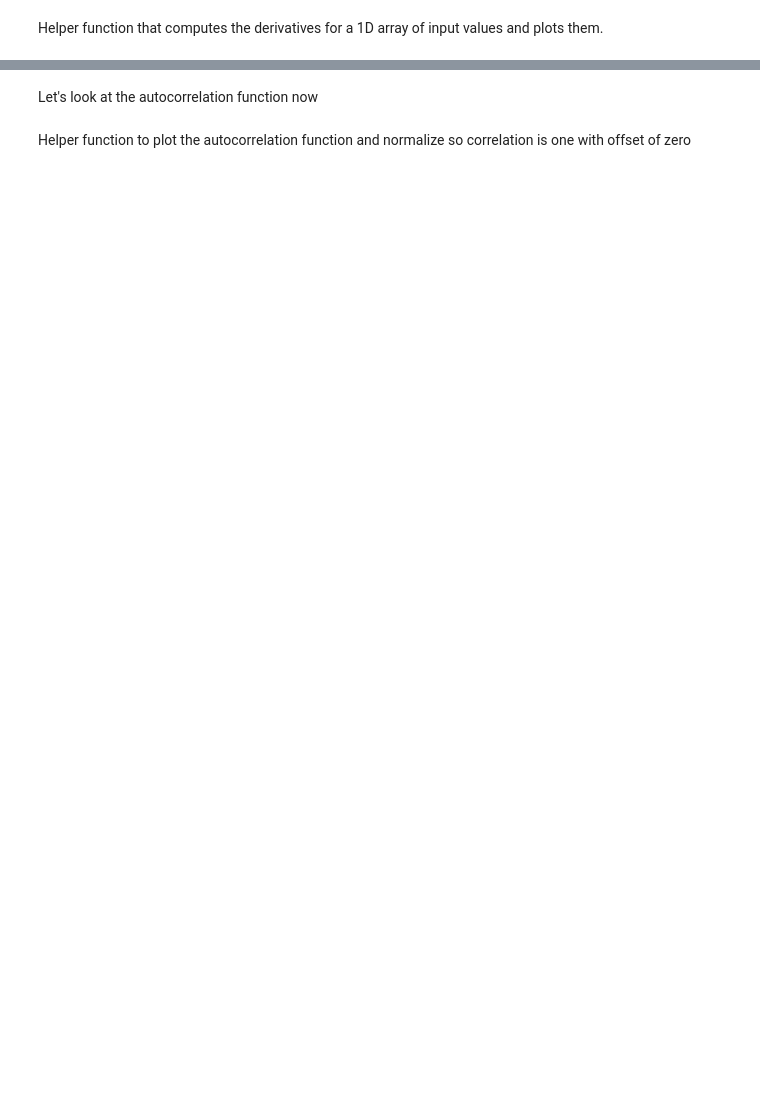
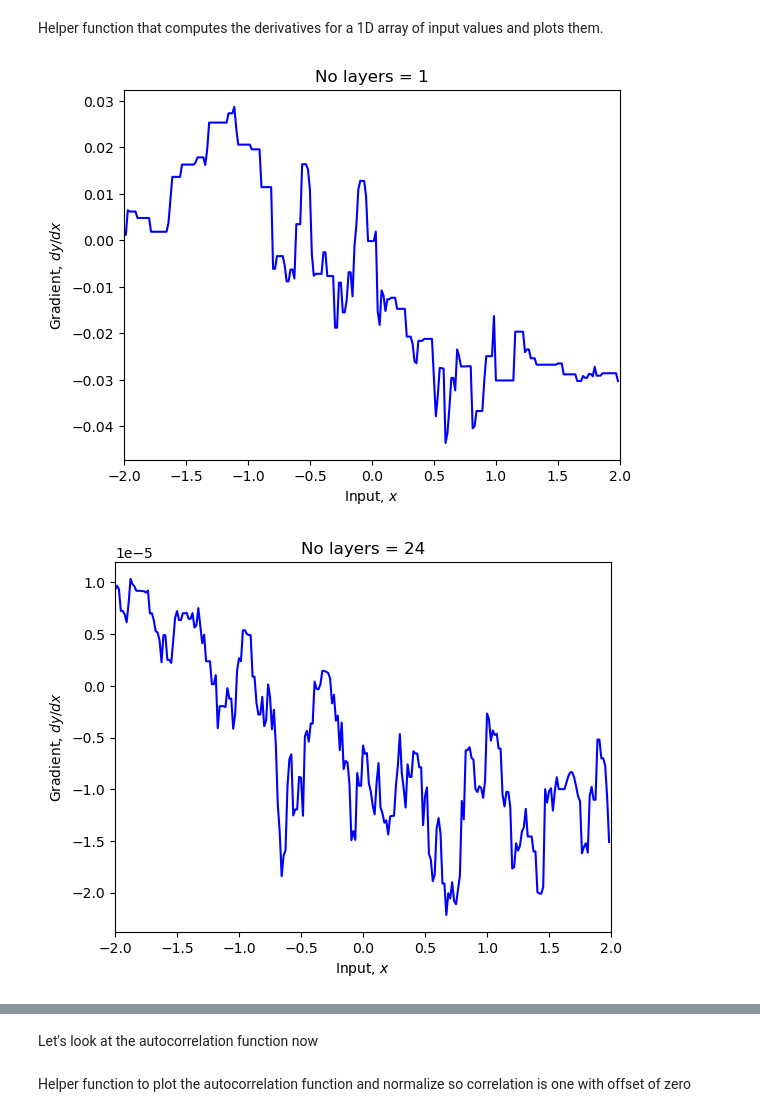
Before and after one commit to cocohearts/udl-notebooks, a Jupyter notebook: Chap11/11_1_Shattered_Gradients.ipynb, the cells around one changed output, grey strips where cells are left out. Drawn from its saved outputs; the diff is of its cells as text; code cells hidden in the pictures; blank space fills up the shorter version.

```diff
--- a/Chap11/11_1_Shattered_Gradients.ipynb
+++ b/Chap11/11_1_Shattered_Gradients.ipynb
@@ -159,18 +161,25 @@ def plot_derivatives(K, D):
 # %%
 # Build a model with one hidden layer and 200 neurons and plot derivatives
 D = 200; K = 1
+plot_derivatives(K,D)
+D = 200; K = 24
+plot_derivatives(K,D)
+D = 200; K = 50
 plot_derivatives(K,D)
 
 # TODO -- Interpret this result
 # Why does the plot have some flat regions?
 
 # TODO -- Add code to plot the derivatives for models with 24 and 50 hidden layers
 # with 200 neurons per layer
 
 # TODO -- Why does this graph not have visible flat regions?
 
 # TODO -- Why does the magnitude of the gradients decrease as we increase the number
 # of hidden layers
 
 # TODO -- Do you find this a convincing replication of the experiment in the original paper? (I don't)
 # Can you help me find why I have failed to replicate this result?  udlbookmail@gmail.com
+# %% [output]
+[figure, added]
+[figure, added]
```
Also changed, not shown: parts of 4 cells of this notebook, 1 other file.
